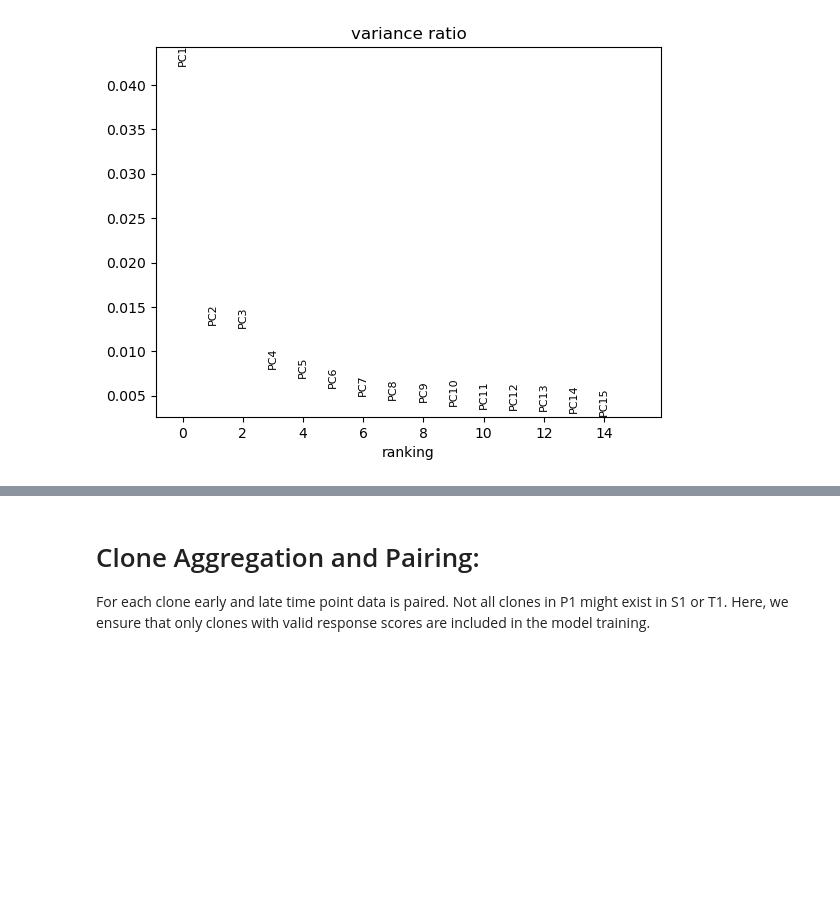
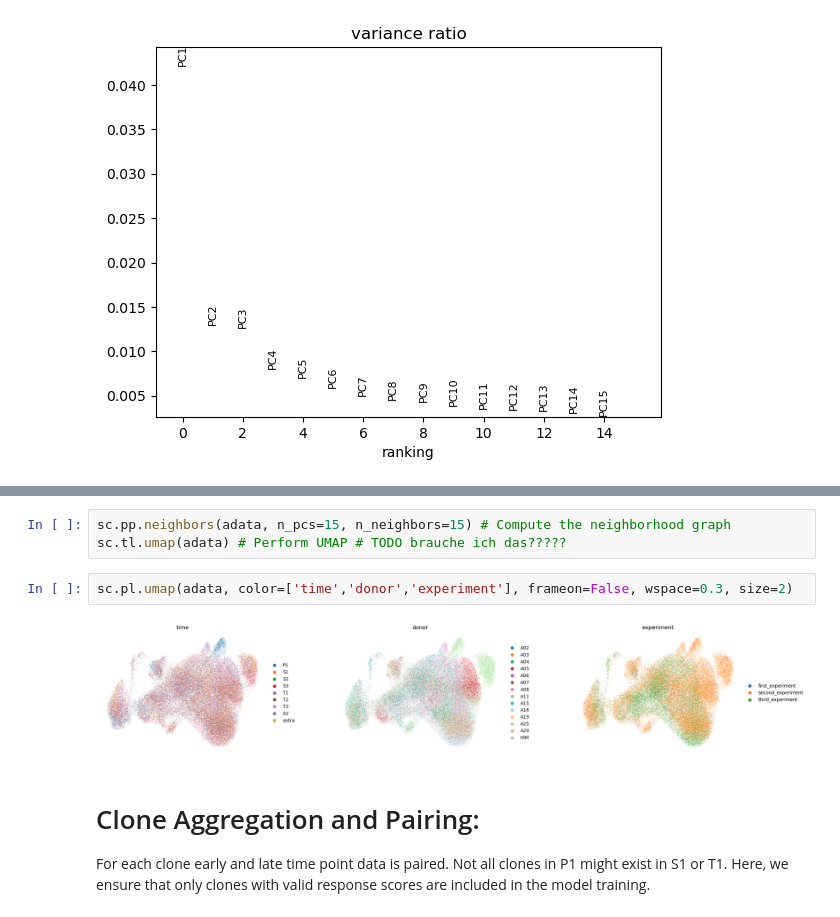
Before and after one commit to SchubertLab/VaccineSimulator, a Jupyter notebook: notebooks/baseline_model_pipeline.ipynb, the cells around one changed output, grey strips where cells are left out. Saved outputs shown, nothing was run; the diff lists cells and outputs as text; blank space fills up the shorter version.

```diff
--- a/notebooks/baseline_model_pipeline.ipynb
+++ b/notebooks/baseline_model_pipeline.ipynb
@@ -108,3 +112,10 @@ array([[ 7.3535986 ,  2.2931406 ,  5.475055  , ..., -0.42037058,
+# %%
+sc.pp.neighbors(adata, n_pcs=15, n_neighbors=15) # Compute the neighborhood graph
+sc.tl.umap(adata) # Perform UMAP # TODO brauche ich das?????
+# %%
+sc.pl.umap(adata, color=['time','donor','experiment'], frameon=False, wspace=0.3, size=2)
+# %% [output]
+[figure, added]
 # %% [markdown]
 # Clone Aggregation and Pairing:
 For each clone early and late time point data is paired.
```
Also changed, not shown: parts of 69 cells of this notebook, 3 other files.
